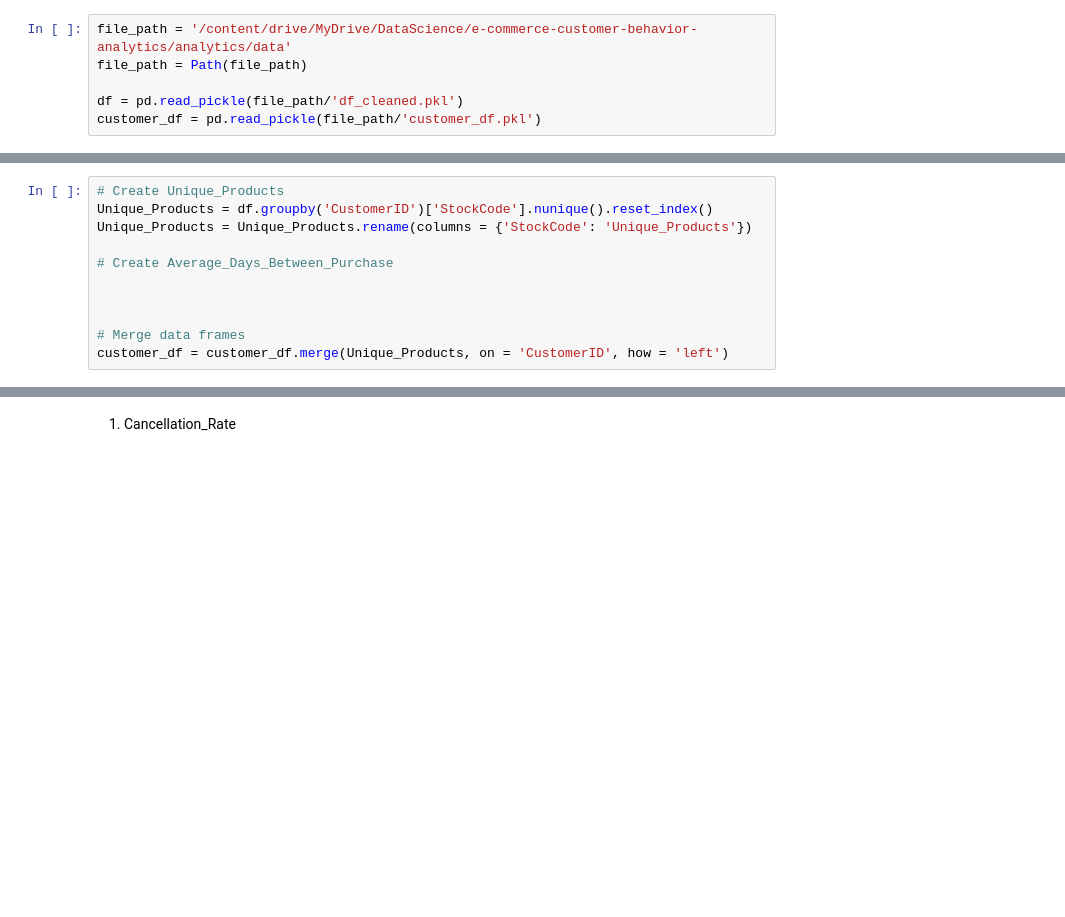
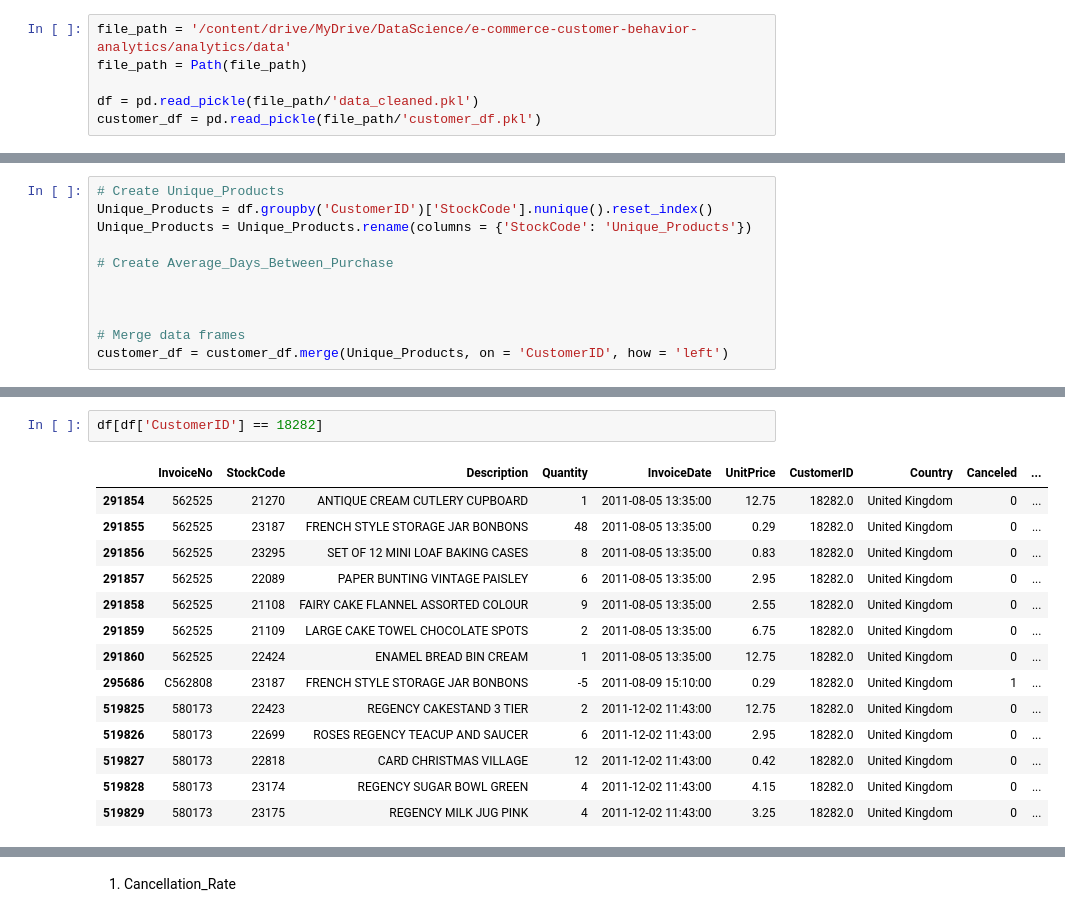
Before and after one commit to iamyunaseo/e-commerce-customer-behavior-analytics, a Jupyter notebook: e-commerce-customer-behavior-analytics.ipynb, the cells around one changed output, grey strips where cells are left out. Drawn from its saved outputs; the diff is of its cells as text; blank space fills up the shorter version.

```diff
--- a/e-commerce-customer-behavior-analytics.ipynb
+++ b/e-commerce-customer-behavior-analytics.ipynb
@@ -35,7 +35,7 @@ df = pd.read_csv(file_path, encoding='ISO-8859-1')
 file_path = '/content/drive/MyDrive/DataScience/e-commerce-customer-behavior-analytics/analytics/data'
 file_path = Path(file_path)
 
-df = pd.read_pickle(file_path/'df_cleaned.pkl')
+df = pd.read_pickle(file_path/'data_cleaned.pkl')
 customer_df = pd.read_pickle(file_path/'customer_df.pkl')
 # %% [markdown]
 #2. Data Exploring - Overview
@@ -796,0 +819,17 @@ customer_df = customer_df.merge(Unique_Products, on = 'CustomerID', how = 'left'
+# %%
+df[df['CustomerID'] == 18282]
+# %% [output]
+|  | InvoiceNo | StockCode | Description | Quantity | InvoiceDate | UnitPrice | CustomerID | Country | Canceled | ... |
+| 291854 | 562525 | 21270 | ANTIQUE CREAM CUTLERY CUPBOARD | 1 | 2011-08-05 13:35:00 | 12.75 | 18282.0 | United Kingdom | 0 | ... |
+| 291855 | 562525 | 23187 | FRENCH STYLE STORAGE JAR BONBONS | 48 | 2011-08-05 13:35:00 | 0.29 | 18282.0 | United Kingdom | 0 | ... |
+| 291856 | 562525 | 23295 | SET OF 12 MINI LOAF BAKING CASES | 8 | 2011-08-05 13:35:00 | 0.83 | 18282.0 | United Kingdom | 0 | ... |
+| 291857 | 562525 | 22089 | PAPER BUNTING VINTAGE PAISLEY | 6 | 2011-08-05 13:35:00 | 2.95 | 18282.0 | United Kingdom | 0 | ... |
+| 291858 | 562525 | 21108 | FAIRY CAKE FLANNEL ASSORTED COLOUR | 9 | 2011-08-05 13:35:00 | 2.55 | 18282.0 | United Kingdom | 0 | ... |
+| 291859 | 562525 | 21109 | LARGE CAKE TOWEL CHOCOLATE SPOTS | 2 | 2011-08-05 13:35:00 | 6.75 | 18282.0 | United Kingdom | 0 | ... |
+| 291860 | 562525 | 22424 | ENAMEL BREAD BIN CREAM | 1 | 2011-08-05 13:35:00 | 12.75 | 18282.0 | United Kingdom | 0 | ... |
+| 295686 | C562808 | 23187 | FRENCH STYLE STORAGE JAR BONBONS | -5 | 2011-08-09 15:10:00 | 0.29 | 18282.0 | United Kingdom | 1 | ... |
+| 519825 | 580173 | 22423 | REGENCY CAKESTAND 3 TIER | 2 | 2011-12-02 11:43:00 | 12.75 | 18282.0 | United Kingdom | 0 | ... |
+| 519826 | 580173 | 22699 | ROSES REGENCY TEACUP AND SAUCER | 6 | 2011-12-02 11:43:00 | 2.95 | 18282.0 | United Kingdom | 0 | ... |
+| 519827 | 580173 | 22818 | CARD CHRISTMAS VILLAGE | 12 | 2011-12-02 11:43:00 | 0.42 | 18282.0 | United Kingdom | 0 | ... |
+| 519828 | 580173 | 23174 | REGENCY SUGAR BOWL GREEN | 4 | 2011-12-02 11:43:00 | 4.15 | 18282.0 | United Kingdom | 0 | ... |
+| 519829 | 580173 | 23175 | REGENCY MILK JUG PINK | 4 | 2011-12-02 11:43:00 | 3.25 | 18282.0 | United Kingdom | 0 | ... |
```
Also changed, not shown: parts of 15 cells of this notebook.
